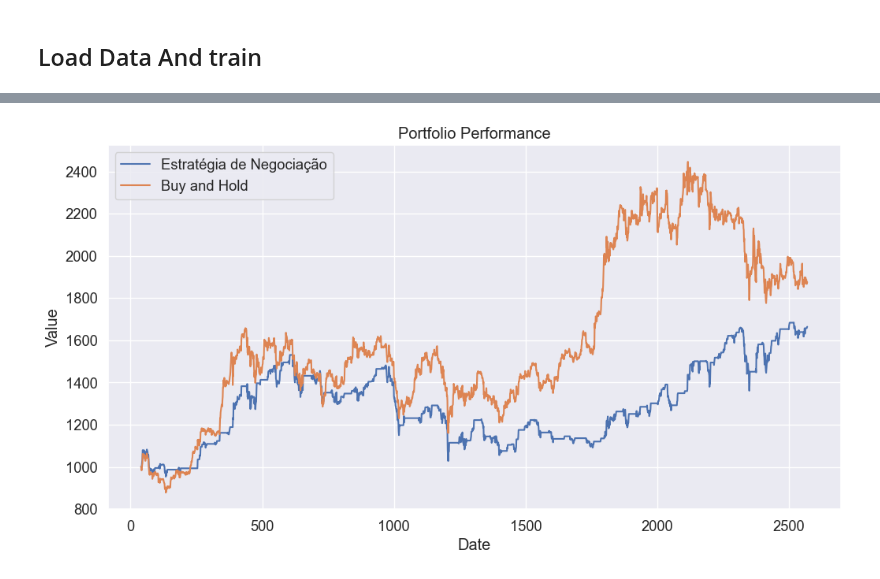
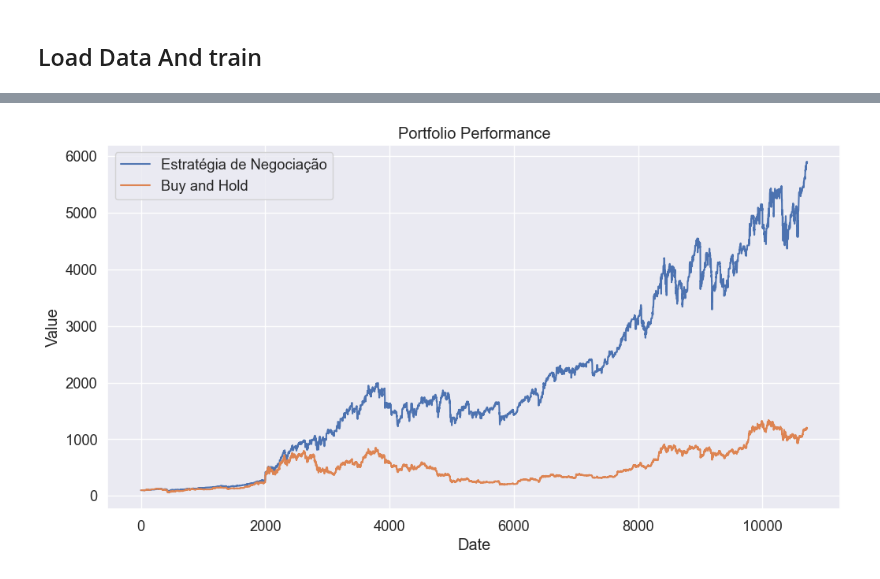
Before and after one commit to brunoodutra/Time_Series_Forecast, a Jupyter notebook: finance/AI/Classifcation/Experiments/Cryptos/deep_trade_crypto_classification_1D.ipynb, the cells around one changed output, grey strips where cells are left out. Cells and saved outputs as stored; diff of their text form; code cells hidden in the pictures.

```diff
--- a/finance/AI/Classifcation/Experiments/Cryptos/deep_trade_crypto_classification_1D.ipynb
+++ b/finance/AI/Classifcation/Experiments/Cryptos/deep_trade_crypto_classification_1D.ipynb
@@ -283,3 +291,5 @@ f'models/model_{model_name}_crypto_lookback_{lookback}'
+# %%
+list_of_models=[model_CNN_MultiHead]
 # %% [markdown]
 ## Load Data And train
 # %%
@@ -556,17 +584,0 @@ CNN_MultiHead  classification Accuracy 0.6639621365787695
-# %%
-#model_name = "CNN_MultiHead"
-print('Model name:',model_name)
-
-x_data=X_data_gen_val.apply_NomrMinmax(X_data_gen_val.features, min_norm,  max_norm, axis=0)
-
-label_pred = trained_best_models[model_name].predict(x_data)
-print(model_name,' classification Accuracy',
-                utils.f1_score(np.argmax(X_data_gen_val.y_classification,axis=1),
-                np.argmax(label_pred,axis=1),average="micro"))
-
-cf_matrix = utils.confusion_matrix(np.argmax(X_data_gen_val.y_classification,axis=1),np.argmax(label_pred,axis=1))
-
-try:
-    utils.plot_confusion_matrix(gesture_list= ['Hold','Buy','Sell'], cf_matrix=cf_matrix)
-except:
-    print(cf_matrix)
@@ -633,15 +665,16 @@ def generate_signals(signals):
     return trade_signals
 # %%
 # Parâmetros iniciais
-symbol=['BTC']
+#symbol=['BTC']
+symbol = [cryptos_list[0]]
 interval = '4h'
-start_time = '2024-01-01'
-initial_balance = 1000
+start_time = '2020-01-01'
+initial_balance = 100
 
 # Coleta de dados
 data = SHD.get_crypto_historical_data(symbol, interval, start_time)
 
-dataGen_inference = FeaturesDataGenerator(data, lookback = lookback, pred_days = pred_days, shuffle= False, batch_size=1, selected_features = features_indicators, data_augmentation=False, min_max_norm=[min_norm, max_norm])
+dataGen_inference = FeaturesDataGenerator(data, datatype = '1D', lookback = lookback, pred_days = pred_days, shuffle= False, batch_size=1, selected_features = features_indicators, data_augmentation=False, min_max_norm_features=[min_norm, max_norm])
 if data.empty:
     print("Nenhum dado encontrado.")
 else:
@@ -649,30 +682,31 @@ else:
 
     x_data_inference=dataGen_inference.comput_features(data, pred_days=0)
     x_data=dataGen_inference.apply_NomrMinmax(x_data_inference, min_norm, max_norm, axis=0)
+    x_data = np.transpose(x_data, [0, 2, 1]).reshape(-1, 1, input_shape[1], input_shape[0])
 
-    #list_of_models =['MLP', 'GRU', 'CNN_LSTM_MultiHead', 'CNN_MultiHead', 'LSTM', 'LSTM_AT']
-    #model_name='CNN_MultiHead'
+    # list_of_models = ['MLP', 'GRU', 'CNN_LSTM_MultiHead', 'CNN_MultiHead', 'LSTM', 'LSTM_AT']
+    model_name='CNN_MultiHead_2D'
     label_pred = trained_best_models[model_name].predict(x_data)
 
-    signals = [trade[label] for label in np.argmax(label_pred[:], axis=1)]
-    print(np.unique(signals, return_counts=True))
+    signals_model = [trade[label] for label in np.argmax(label_pred[:], axis=1)]
+    print(np.unique(signals_model, return_counts=True))
 
-    pred_trade_signals=generate_signals(signals)
+    init_signals= ['Hold']*lookback
 
-    pred_trade_signals=signals
-    data=data.iloc[-len(signals):,:]
+    #trade_signals=init_signals + generate_signals(signals_model)
+
+    trade_signals = init_signals + signals_model
 
 
     backtester = Backtester(initial_balance, data)
-    backtester.run(pred_trade_signals)
-    #backtester.plot_results()
+    backtester.run(trade_signals)
+    # backtester.plot_results()
 
     # Estratégia de buy and hold
     buy_and_hold = Backtester(initial_balance, data)
-    signals = ['Buy'] + ['Hold'] * (len(data) - 1)
+    signals =  init_signals + ['Buy'] + ['Hold'] * (len(data) - 1)
     buy_and_hold.run(signals)
     buy_and_hold_value = buy_and_hold.portfolio_value
-
 
     # Plotar resultados
     plt.figure(figsize=(12, 6))
@@ -684,34 +718,10 @@ else:
     plt.legend()
     plt.show()
 
-        # Calcular retorno
+    # Calcular retorno
     backtester_return = (backtester.portfolio_value[-1] - initial_balance) / initial_balance
     buy_and_hold_return = (buy_and_hold_value[-1] - initial_balance) / initial_balance
 
-    print(f"Trade prediction return: {backtester_return * 100:.2f}%")
-    print(f"Buy and Hold strategy return: {buy_and_hold_return * 100:.2f}%")
-
-    label_data = dataGen_inference.label_data(close_prices=data['Close'].values, window=pred_days)
-
-    trade_signals=[("Buy" if np.allclose(label, [0, 1, 0]) else "Sell" if np.allclose(label, [0, 0, 1]) else "Hold")
-        for label in label_data]# Realizar o backtest
-
-    #data=data.iloc[:len(trade_signals),:]
-
-    Labeling_backtester = Backtester(initial_balance, data)
-    Labeling_backtester.run(trade_signals)
-
-    # Plotar resultados
-    plt.figure(figsize=(12, 6))
-    plt.plot(Labeling_backtester.data.index, Labeling_backtester.portfolio_value, label='Labeling estrategy')
-    plt.xlabel('Date')
-    plt.ylabel('Value')
-    plt.title('Portfolio Performance')
-    plt.legend()
-    plt.show()
-
-    # Calcular retorno
-    labeling_backtester_return = (Labeling_backtester.portfolio_value[-1] - initial_balance) / initial_balance
-
-    print(f"Labeling strategy return: {labeling_backtester_return * 100:.2f}%")
+    print(f"Retorno da Estratégia de Negociação: {backtester_return * 100:.2f}%")
+    print(f"Retorno da Estratégia de Buy and Hold: {buy_and_hold_return * 100:.2f}%")
 # %% [output]
@@ -723 +733 @@ output data shape (2530, 3)
-[figure, old version]
+[figure, new version]
```
Also changed, not shown: parts of 36 cells of this notebook, 7 other files.
